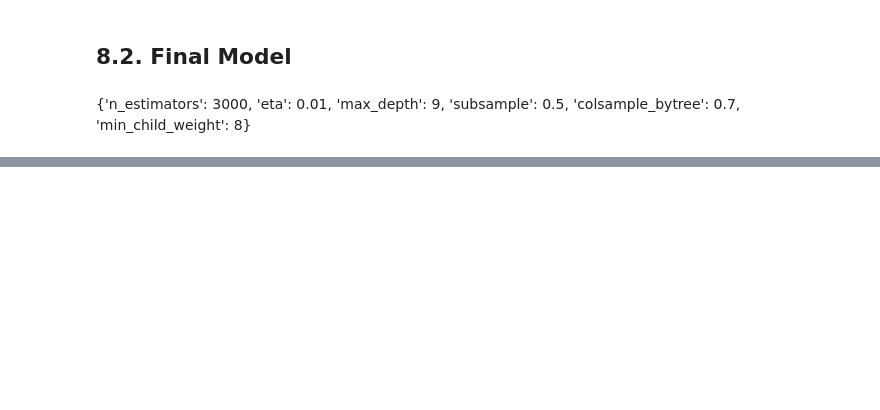
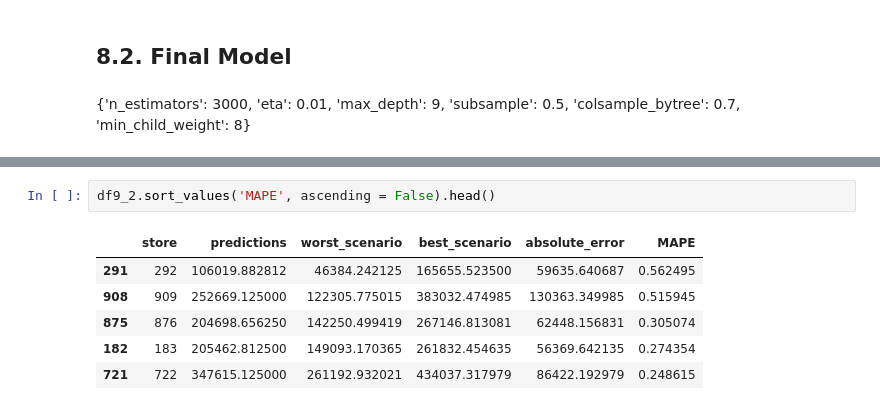
Before and after one commit to eduardoffonseca/Rossman-Store-Sales, a Jupyter notebook: rossmann_store_sales_prediction.ipynb, the cells around one changed output, grey strips where cells are left out. Saved outputs shown, nothing was run; the diff lists cells and outputs as text; blank space fills up the shorter version.

```diff
--- a/rossmann_store_sales_prediction.ipynb
+++ b/rossmann_store_sales_prediction.ipynb
@@ -1364,0 +1408,9 @@ xgb_result
+# %%
+df9_2.sort_values('MAPE', ascending = False).head()
+# %% [output]
+|  | store | predictions | worst_scenario | best_scenario | absolute_error | MAPE |
+| 291 | 292 | 106019.882812 | 46384.242125 | 165655.523500 | 59635.640687 | 0.562495 |
+| 908 | 909 | 252669.125000 | 122305.775015 | 383032.474985 | 130363.349985 | 0.515945 |
+| 875 | 876 | 204698.656250 | 142250.499419 | 267146.813081 | 62448.156831 | 0.305074 |
+| 182 | 183 | 205462.812500 | 149093.170365 | 261832.454635 | 56369.642135 | 0.274354 |
+| 721 | 722 | 347615.125000 | 261192.932021 | 434037.317979 | 86422.192979 | 0.248615 |
```
Also changed, not shown: parts of 18 cells of this notebook.
